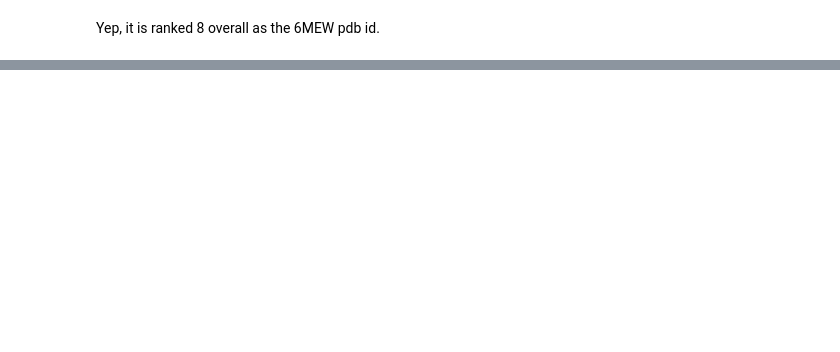
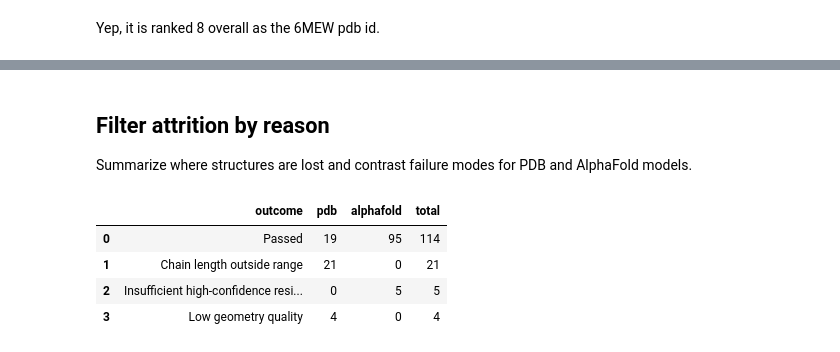
Before and after one commit to haddocking/protein-detective, a Jupyter notebook: docs/meta.ipynb, the cells around one changed output, grey strips where cells are left out. Drawn from its saved outputs; the diff is of its cells as text; code cells hidden in the pictures; blank space fills up the shorter version.

```diff
--- a/docs/meta.ipynb
+++ b/docs/meta.ipynb
@@ -139,0 +168,25 @@ Yep, it is ranked 8 overall as the 6MEW pdb id.
+# %% [markdown]
+## Filter attrition by reason
+
+Summarize where structures are lost and contrast failure modes for PDB and AlphaFold models.
+# %%
+%%sql
+SELECT CASE
+         WHEN passed THEN 'Passed'
+         WHEN reason LIKE 'Chain length%' THEN 'Chain length outside range'
+         WHEN reason LIKE 'Geometry quality%' THEN 'Low geometry quality'
+         WHEN reason LIKE 'Low confidence%' THEN 'Insufficient high-confidence residues'
+         ELSE reason
+       END AS outcome,
+       count(*) FILTER (WHERE NOT is_alphafold) AS pdb,
+       count(*) FILTER (WHERE is_alphafold) AS alphafold,
+       count(*) AS total
+FROM combined_stats
+GROUP BY outcome
+ORDER BY total DESC;
+# %% [output]
+|  | outcome | pdb | alphafold | total |
+| 0 | Passed | 19 | 95 | 114 |
+| 1 | Chain length outside range | 21 | 0 | 21 |
+| 2 | Insufficient high-confidence resi... | 0 | 5 | 5 |
+| 3 | Low geometry quality | 4 | 0 | 4 |
```
Also changed, not shown: parts of 8 cells of this notebook.
